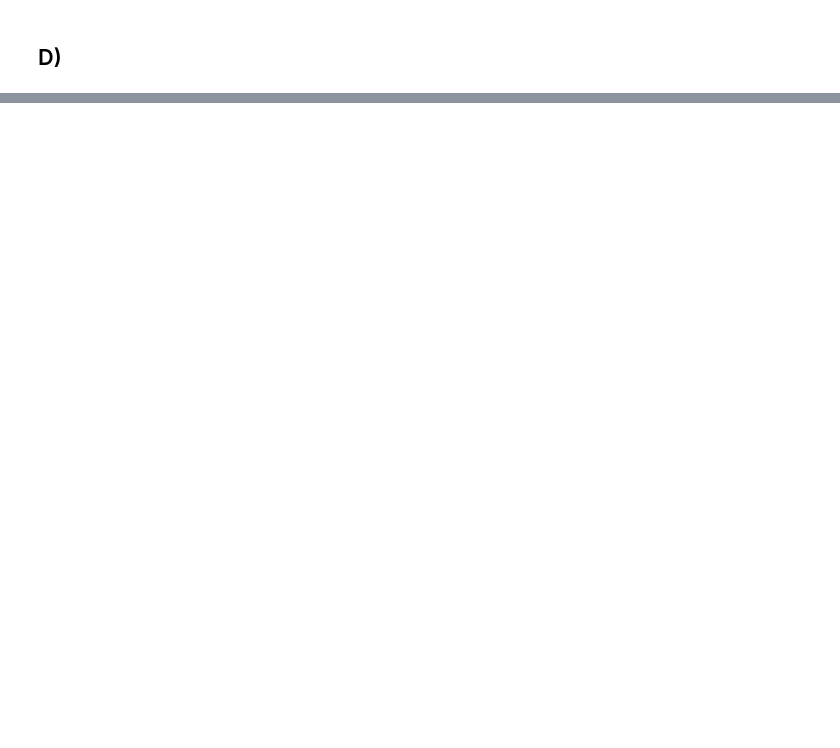
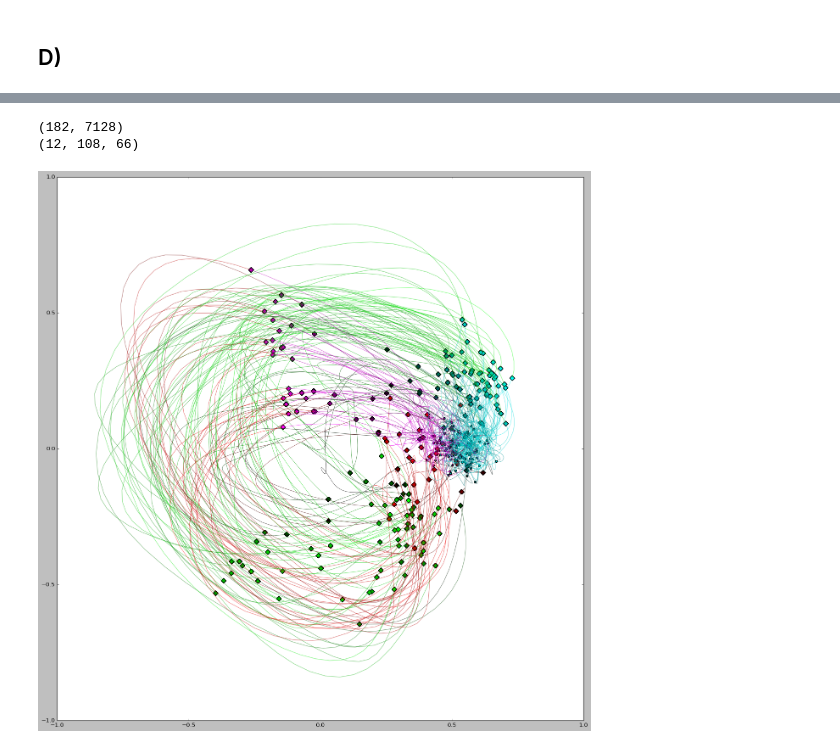
Before and after one commit to ofs416/Brain_Machine_Interfaces, a Jupyter notebook: Coursework_1/code.ipynb, the cells around one changed output, grey strips where cells are left out. Drawn from its saved outputs; the diff is of its cells as text; code cells hidden in the pictures; blank space fills up the shorter version.

```diff
--- a/Coursework_1/code.ipynb
+++ b/Coursework_1/code.ipynb
@@ -277,0 +292,30 @@ plot_pca_psths(FR[:,:,0:36], 2, 3)
+# %%
+X_pre = X_norm_mean[:, :, :66]
+X = X_pre.reshape(X_pre.shape[0], X_pre.shape[1] * X_pre.shape[2])
+print(X.shape)
+Z_pre = pca.transform(X.T).T
+Z_pre = Z_pre.reshape(12 , X_pre.shape[1], X_pre.shape[2])
+print(Z_pre.shape)
+Projection_FR_pre = np.tensordot(P_FR, Z_pre, axes=([1], [0]))
+# %% [output]
+(182, 7128)
+(12, 108, 66)
+# %%
+plt.figure(figsize=(20, 20))
+data = Projection_FR
+colors = get_colors(data[0, :, 0], data[1, :, 0], alt_colors=False)
+for cond in range(0, data.shape[1]):
+    plt.plot(data[0, cond, :], data[1, cond, :], label = 'C = '+str(cond), color=colors[cond], alpha=0.5)
+    plot_start(data[0, :, 0], data[1, :, 0], colors, markersize=50, ax=None)
+    plot_end(data[0, :, -1], data[1, :, -1], colors, markersize=50, ax=None)
+
+data = Projection_FR_pre
+colors = get_colors(data[0, :, -1], data[1, :, -1], alt_colors=True)
+for cond in range(0, data.shape[1]):
+    plt.plot(data[0, cond, :], data[1, cond, :], label = 'C = '+str(cond), color=colors[cond], alpha=0.5)
+    plot_start(data[0, :, 0], data[1, :, 0], colors, markersize=50, ax=None)
+    plot_end(data[0, :, -1], data[1, :, -1], colors, markersize=50, ax=None)
+
+plt.show()
+# %% [output]
+[figure, added]
```
Also changed, not shown: parts of 14 cells of this notebook, 1 other file.
